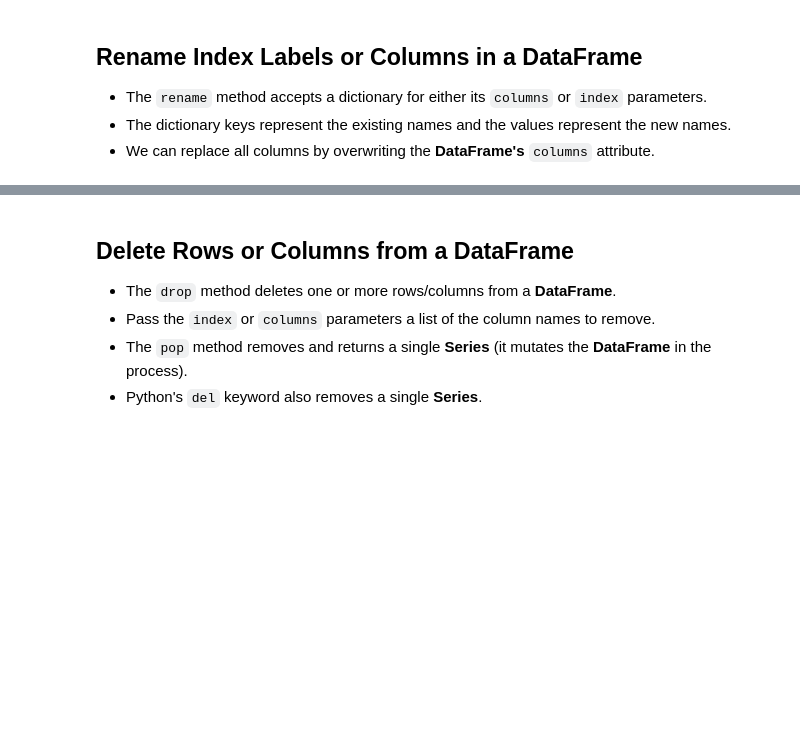
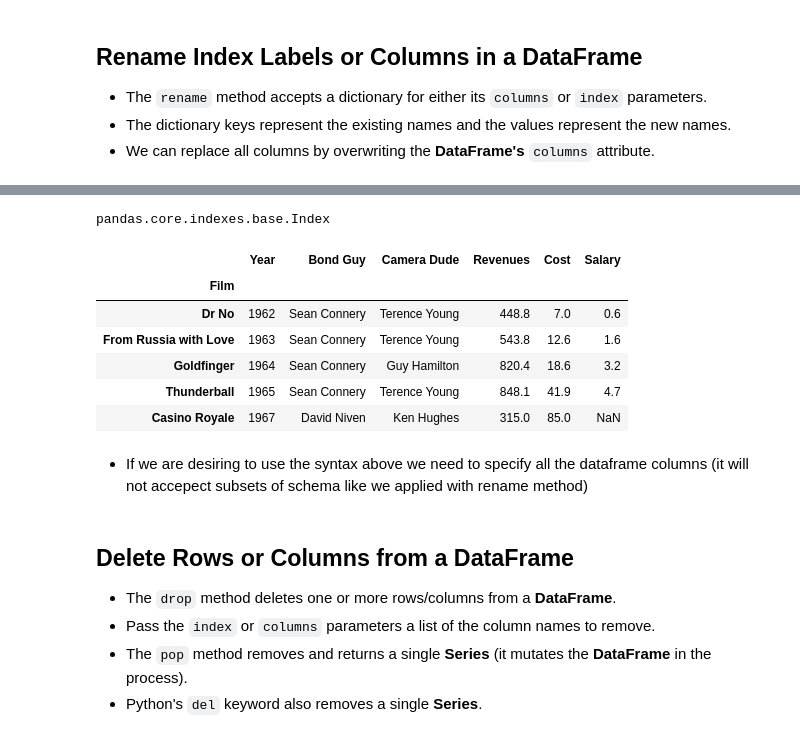
Before and after one commit to Lucas01iveira/Data-Engineering, a Jupyter notebook: Data Analysis with Pandas and Python/materials/pandas/Incomplete/06 - DataFrames III - Data Extraction.ipynb, the cells around one changed output, grey strips where cells are left out. Saved outputs shown, nothing was run; the diff lists cells and outputs as text; code cells hidden in the pictures; blank space fills up the shorter version.

Commit message:
introduction to labels rename

```diff
--- a/Data Analysis with Pandas and Python/materials/pandas/Incomplete/06 - DataFrames III - Data Extraction.ipynb
+++ b/Data Analysis with Pandas and Python/materials/pandas/Incomplete/06 - DataFrames III - Data Extraction.ipynb
@@ -784,0 +787,4 @@ bond.head()
+# %%
+# On the last topics we've seen how to overwrite values within the dataframe. Now we are going to look how to replace indexes/columns labels themselves
+bond= pd.read_csv('jamesbond.csv', index_col='Film')
+bond.head()
@@ -785,3 +799,29 @@ bond.head()
+# %%
+bond.rename(columns={'Year': 'Year of Release', 'Box Office': 'Revenue'}, inplace= True)
+# %%
+swaps= {
+    "Dr. No": "Dr No",
+    "GoldenEye": "Golden Eye",
+    "The World Is Not Enough": "Best Bond Movie Ever"
+}
+bond.rename(index= swaps, inplace= True)#.sort_index()
+# %%
+type(bond.columns)
+# %% [output]
+pandas.core.indexes.base.Index
+# %%
+bond.columns= ('Year', 'Bond Guy', 'Camera Dude', 'Revenues', 'Cost', 'Salary')
+bond.head()
+# %% [output]
+|  | Year | Bond Guy | Camera Dude | Revenues | Cost | Salary |
+| Film |  |  |  |  |  |  |
+| Dr No | 1962 | Sean Connery | Terence Young | 448.8 | 7.0 | 0.6 |
+| From Russia with Love | 1963 | Sean Connery | Terence Young | 543.8 | 12.6 | 1.6 |
+| Goldfinger | 1964 | Sean Connery | Guy Hamilton | 820.4 | 18.6 | 3.2 |
+| Thunderball | 1965 | Sean Connery | Terence Young | 848.1 | 41.9 | 4.7 |
+| Casino Royale | 1967 | David Niven | Ken Hughes | 315.0 | 85.0 | NaN |
+# %% [markdown]
+- If we are desiring to use the syntax above we need to specify all the dataframe columns (it will not accepect subsets of schema like we applied with rename method)
 # %% [markdown]
 ## Delete Rows or Columns from a DataFrame
 - The `drop` method deletes one or more rows/columns from a **DataFrame**.
```
Also changed, not shown: parts of 2 cells of this notebook.
